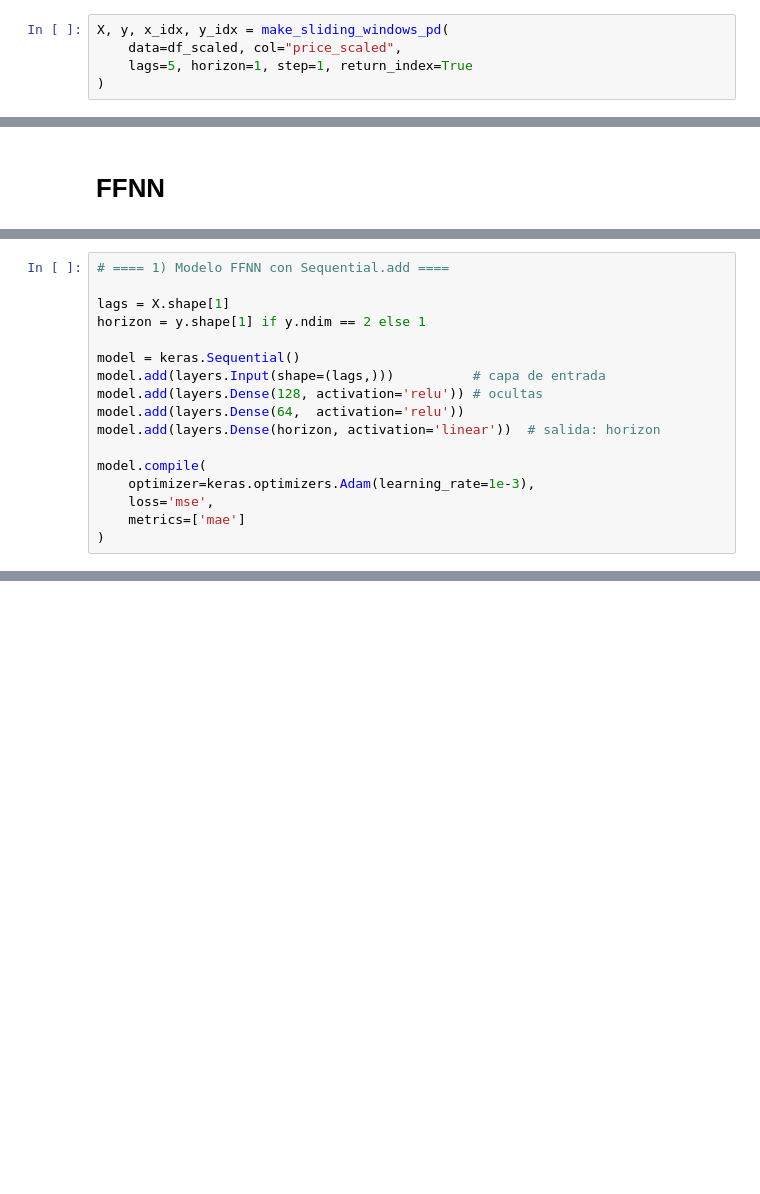
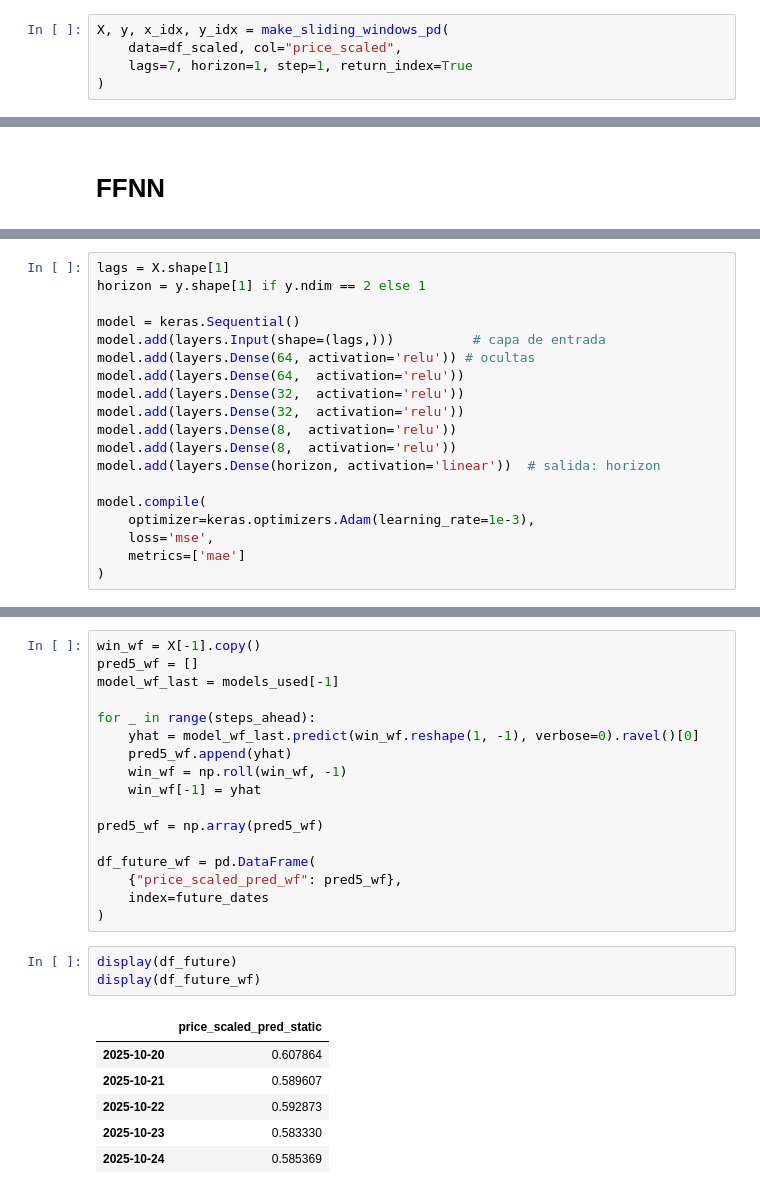
Before and after one commit to priscilacervantes25/E2_Prediccion_precio_cierre_accion, a Jupyter notebook: main.ipynb, the cells around one changed output, grey strips where cells are left out. Saved outputs shown, nothing was run; the diff lists cells and outputs as text; blank space fills up the shorter version.

Commit message:
Modelo FFNN Final

```diff
--- a/main.ipynb
+++ b/main.ipynb
@@ -191,7 +191,7 @@ def make_sliding_windows_pd(
 # %%
 X, y, x_idx, y_idx = make_sliding_windows_pd(
     data=df_scaled, col="price_scaled",
-    lags=5, horizon=1, step=1, return_index=True
+    lags=7, horizon=1, step=1, return_index=True
 )
 # %% [markdown]
 # Train/Test
@@ -330,15 +337,17 @@ import tensorflow as tf
 SEED = 63
 tf.random.set_seed(SEED)
 # %%
-# ==== 1) Modelo FFNN con Sequential.add ====
-
 lags = X.shape[1]
 horizon = y.shape[1] if y.ndim == 2 else 1
 
 model = keras.Sequential()
 model.add(layers.Input(shape=(lags,)))          # capa de entrada
-model.add(layers.Dense(128, activation='relu')) # ocultas
+model.add(layers.Dense(64, activation='relu')) # ocultas
 model.add(layers.Dense(64,  activation='relu'))
+model.add(layers.Dense(32,  activation='relu'))
+model.add(layers.Dense(32,  activation='relu'))
+model.add(layers.Dense(8,  activation='relu'))
+model.add(layers.Dense(8,  activation='relu'))
 model.add(layers.Dense(horizon, activation='linear'))  # salida: horizon
 
 model.compile(
@@ -552,0 +570,27 @@ fig_future.show()
+# %%
+win_wf = X[-1].copy()
+pred5_wf = []
+model_wf_last = models_used[-1]
+
+for _ in range(steps_ahead):
+    yhat = model_wf_last.predict(win_wf.reshape(1, -1), verbose=0).ravel()[0]
+    pred5_wf.append(yhat)
+    win_wf = np.roll(win_wf, -1)
+    win_wf[-1] = yhat
+
+pred5_wf = np.array(pred5_wf)
+
+df_future_wf = pd.DataFrame(
+    {"price_scaled_pred_wf": pred5_wf},
+    index=future_dates
+)
+# %%
+display(df_future)
+display(df_future_wf)
+# %% [output]
+|  | price_scaled_pred_static |
+| 2025-10-20 | 0.607864 |
+| 2025-10-21 | 0.589607 |
+| 2025-10-22 | 0.592873 |
+| 2025-10-23 | 0.583330 |
+| 2025-10-24 | 0.585369 |
```
Also changed, not shown: parts of 19 cells of this notebook.
